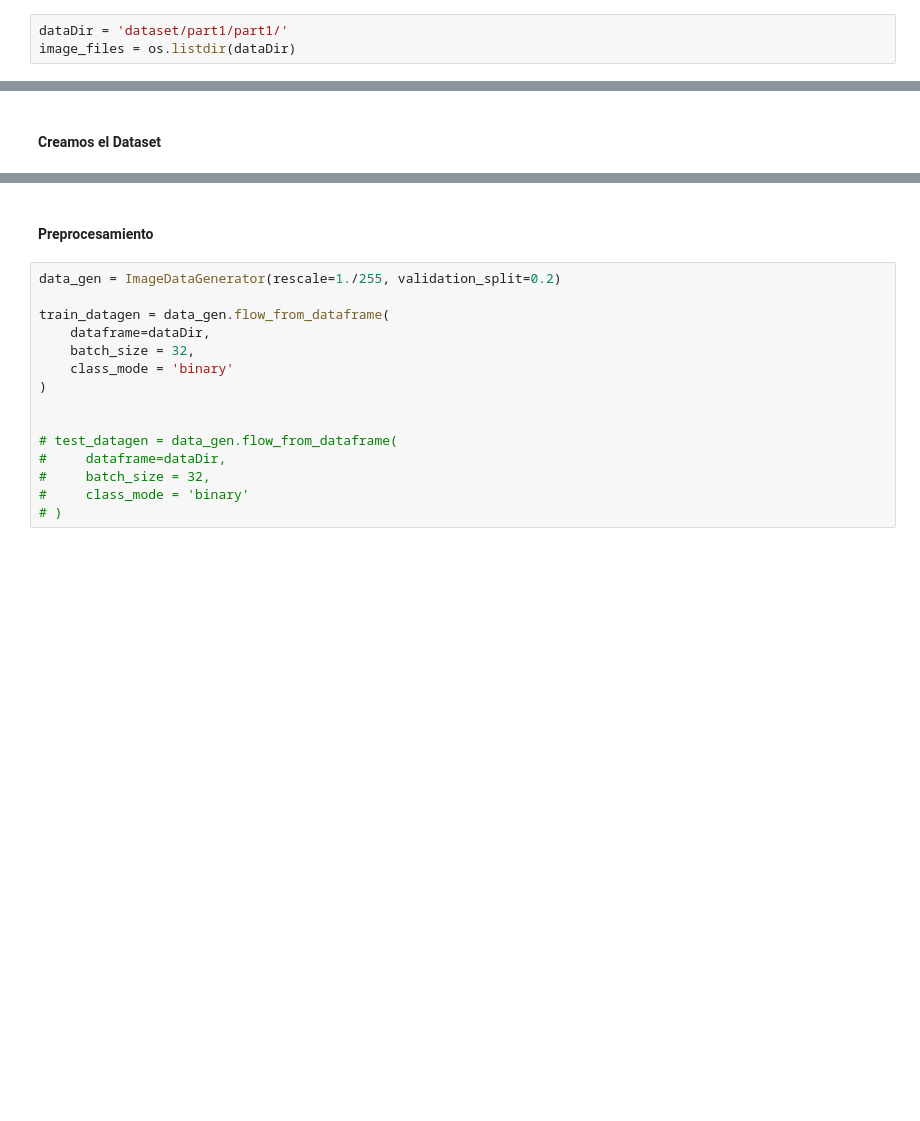
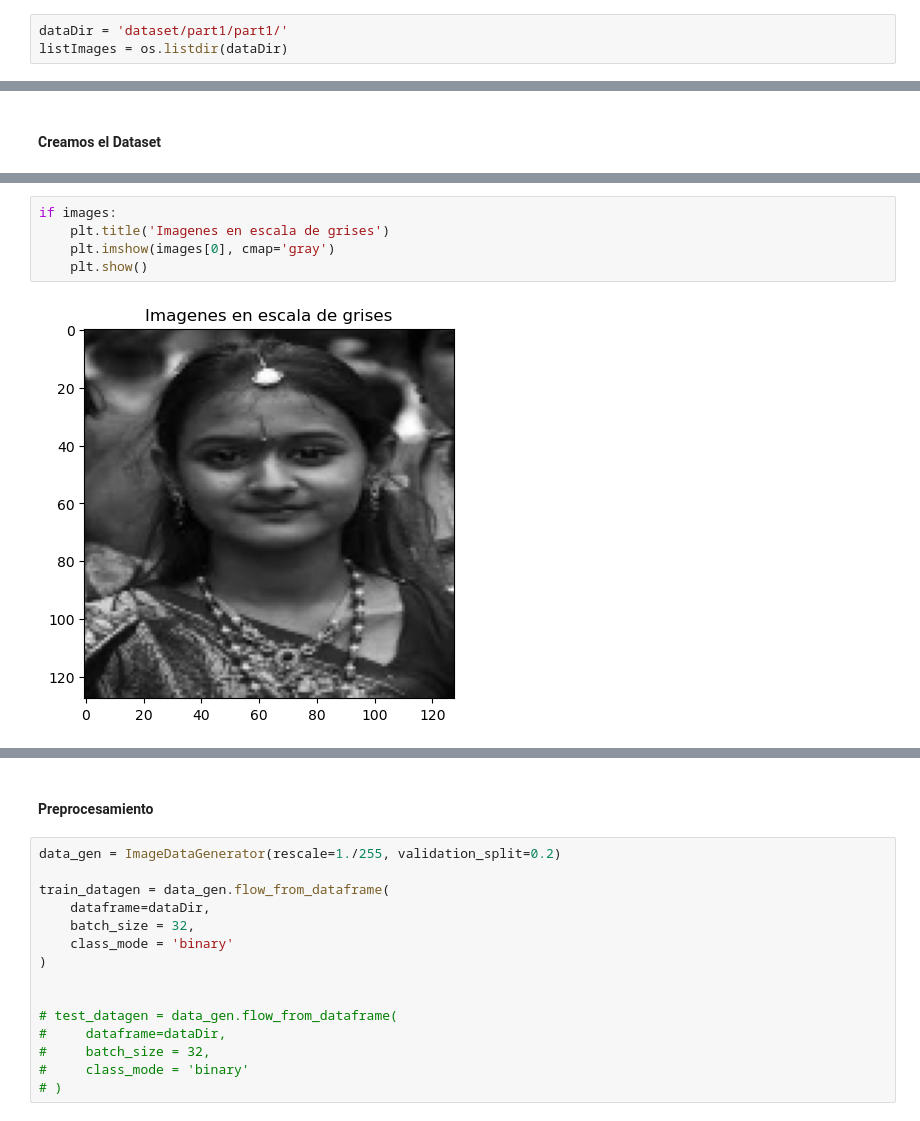
Before and after one commit to Ivo196/face-recognition, a Jupyter notebook: faceDetection.ipynb, the cells around one changed output, grey strips where cells are left out. Cells and saved outputs as stored; diff of their text form; blank space fills up the shorter version.

```diff
--- a/faceDetection.ipynb
+++ b/faceDetection.ipynb
@@ -13,7 +14,7 @@ import cv2
 #### Extraemos datos
 # %%
 dataDir = 'dataset/part1/part1/'
-image_files = os.listdir(dataDir)
+listImages = os.listdir(dataDir)
 # %%
 map_characters = {
     0: 'Male',
@@ -37,3 +67,10 @@ print(data)
+# %%
+if images:
+    plt.title('Imagenes en escala de grises')
+    plt.imshow(images[0], cmap='gray')
+    plt.show()
+# %% [output]
+[figure, added]
 # %%
 df = pd.DataFrame(data, columns=['filename', 'age', 'gender'])
 df.head()
```
Also changed, not shown: parts of 4 cells of this notebook, 1 other file.
